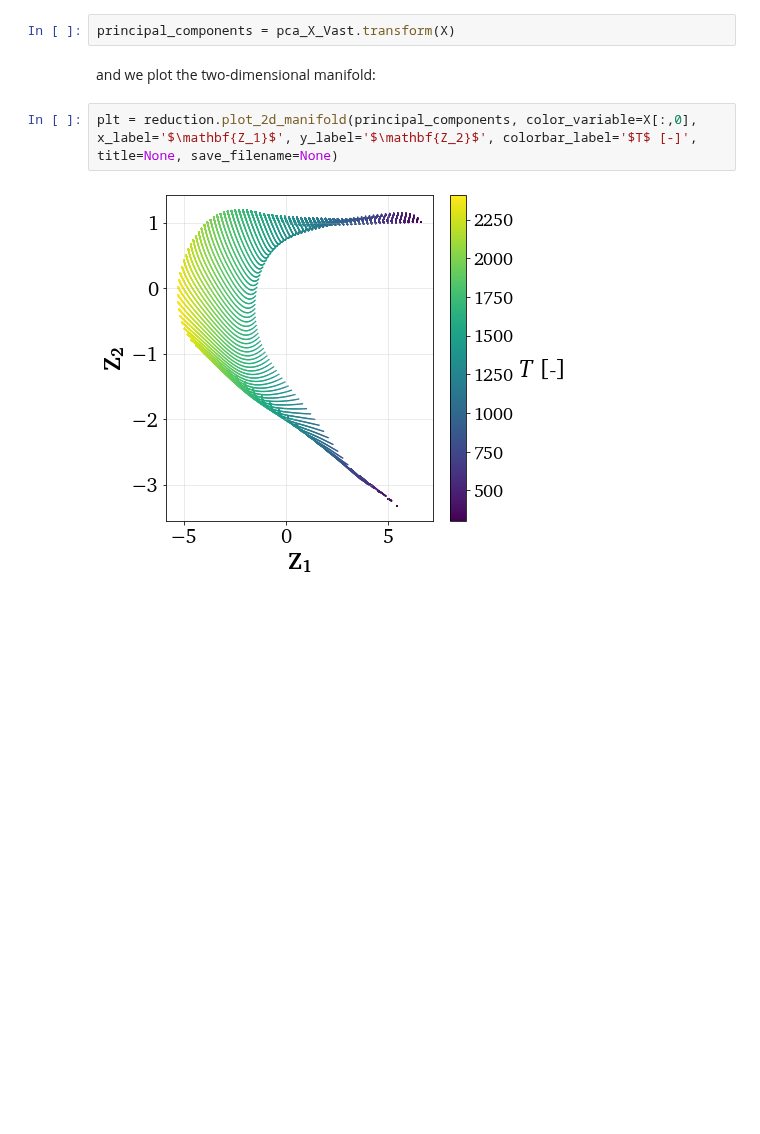
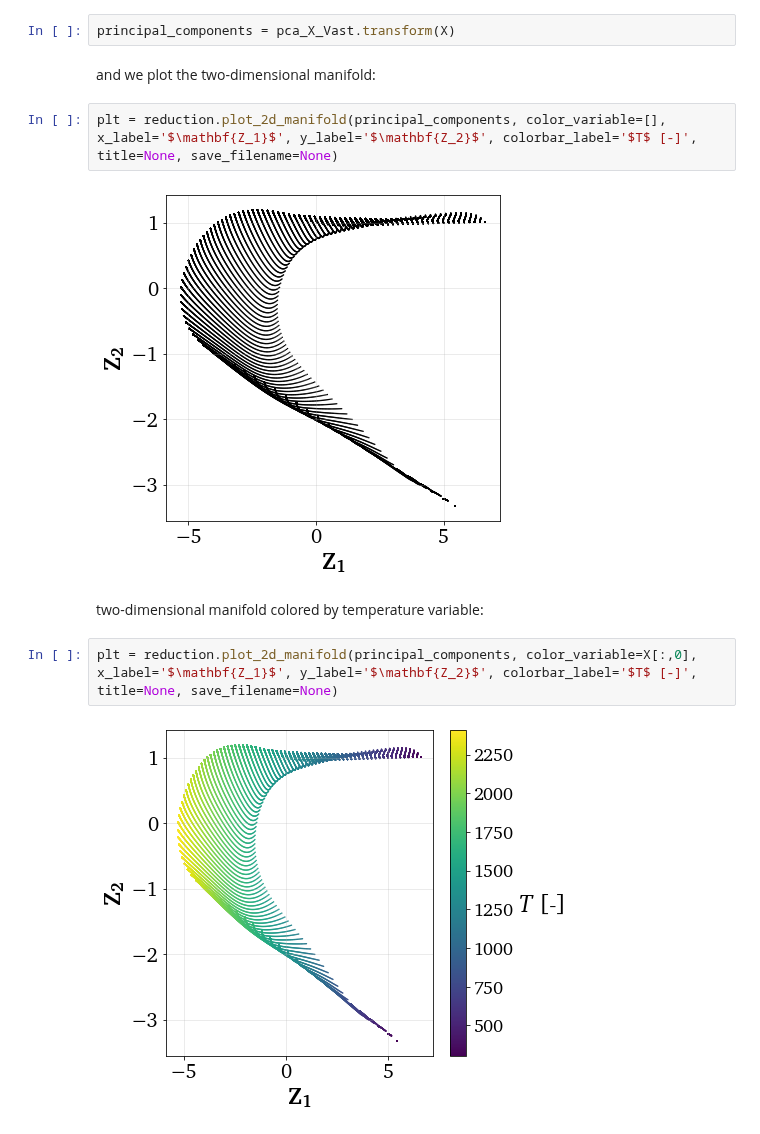
Before and after one commit to kamilazdybal/PCAfold, a Jupyter notebook: docs/tutorials/demo-pca.ipynb, the cells around one changed output. Saved outputs shown, nothing was run; the diff lists cells and outputs as text; blank space fills up the shorter version.

```diff
--- a/docs/tutorials/demo-pca.ipynb
+++ b/docs/tutorials/demo-pca.ipynb
@@ -242,6 +260,12 @@ Finally, we transform the original data set to the new basis:
 principal_components = pca_X_Vast.transform(X)
 # %% [markdown]
 and we plot the two-dimensional manifold:
+# %%
+plt = reduction.plot_2d_manifold(principal_components, color_variable=[], x_label='$\mathbf{Z_1}$', y_label='$\mathbf{Z_2}$', colorbar_label='$T$ [-]', title=None, save_filename=None)
+# %% [output]
+[figure, added]
+# %% [markdown]
+two-dimensional manifold colored by temperature variable:
 # %%
 plt = reduction.plot_2d_manifold(principal_components, color_variable=X[:,0], x_label='$\mathbf{Z_1}$', y_label='$\mathbf{Z_2}$', colorbar_label='$T$ [-]', title=None, save_filename=None)
 # %% [output]
```
Also changed, not shown: parts of 10 cells of this notebook, 2 other files.
